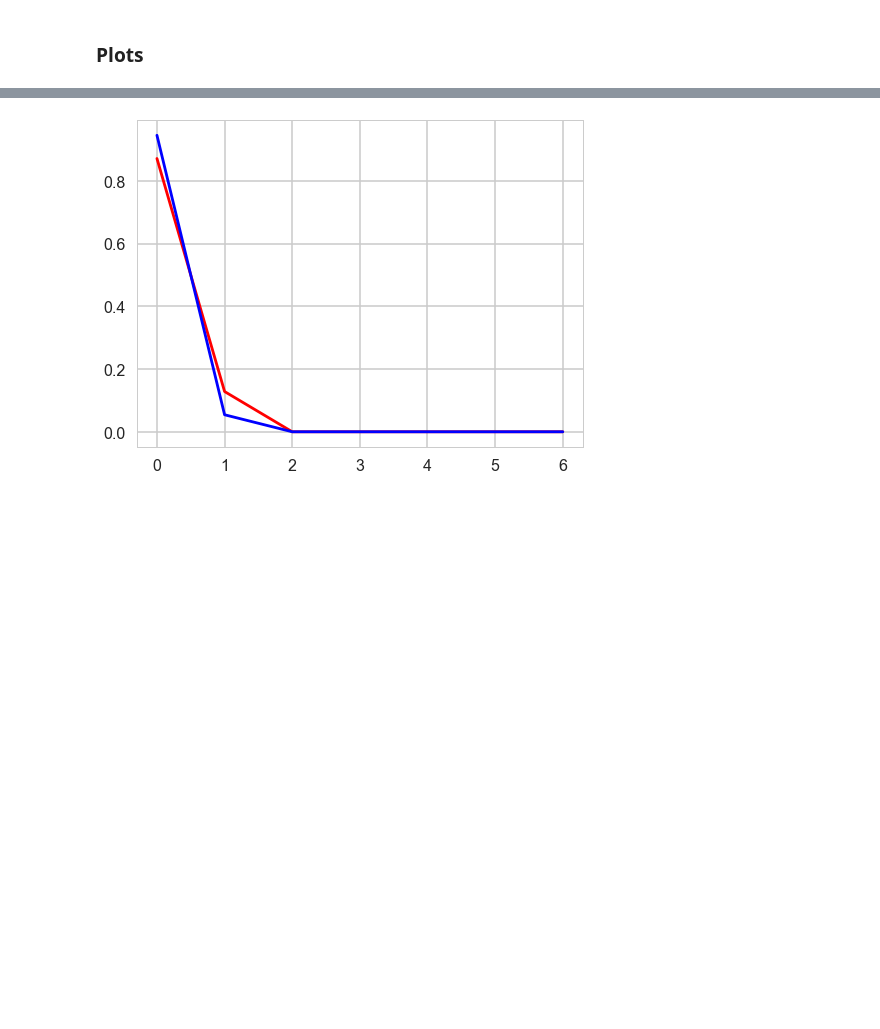
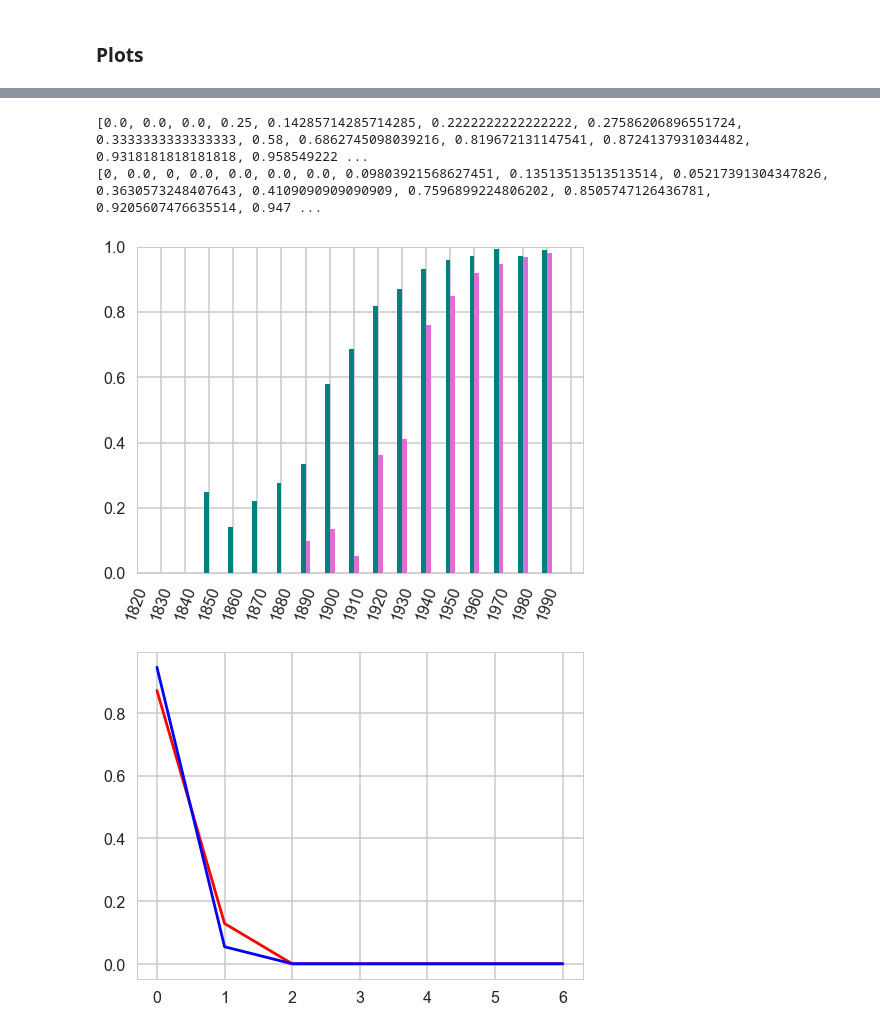
Before and after one commit to dag-lab/daghestanian_multilang, a Jupyter notebook: sasha_dagh_learning.ipynb, the cells around one changed output, grey strips where cells are left out. Saved outputs shown, nothing was run; the diff lists cells and outputs as text; code cells hidden in the pictures; blank space fills up the shorter version.

```diff
--- a/sasha_dagh_learning.ipynb
+++ b/sasha_dagh_learning.ipynb
@@ -134,3 +187,47 @@ for x in decade_split:
+# %%
+from __future__ import division
+
+def safediv(x, y):
+    try:
+        return x / y
+    except ZeroDivisionError:
+        return 0
+# %%
+labels = sorted(decade_split)
+
+# по декадам отрезает все что равно нулю + 1
+
+pm = []
+pf = []
+for label in labels:
+    df = decade_split[label]
+    dfk = df[df['rus'] == 1]
+    m = len(df[df['female'] == 0])
+    f = len(df[df['female'] == 1])
+    mk = len(dfk[dfk['female'] == 0])
+    fk = len(dfk[dfk['female'] == 1])
+    pm.append(safediv(mk, m))
+    pf.append(safediv(fk, f))
+print(pm)
+print(pf)
+plt.clf()
+plt.bar(np.arange(len(pm))+0.15, pm, width=0.2, color="teal", label="male")
+plt.bar(np.arange(len(pf))+0.35, pf, width=0.2, color="orchid", label="female")
+# zero = max(pm[1].index(0), pf[1].index(0))
+zero = len(pm)
+# для всего кроме русского
+plt.xlim(0.75, zero+0.75)
+plt.xticks(0.25 * makearray(zero), labels, rotation=70)
+# plt.yticks(np.arange(18))
+plt.ylim(0, 1)
+# для русского
+#     plt.xlim(-0.25, zero)
+#     plt.xticks(0.25 * makearray(zero), ['no','yes'])
+plt.savefig('huilo.png')
+# %% [output]
+[0.0, 0.0, 0.0, 0.25, 0.14285714285714285, 0.2222222222222222, 0.27586206896551724, 0.3333333333333333, 0.58, 0.6862745098039216, 0.819672131147541, 0.8724137931034482, 0.9318181818181818, 0.958549222 ...
+[0, 0.0, 0, 0.0, 0.0, 0.0, 0.0, 0.09803921568627451, 0.13513513513513514, 0.05217391304347826, 0.3630573248407643, 0.4109090909090909, 0.7596899224806202, 0.8505747126436781, 0.9205607476635514, 0.947 ...
+[figure, added]
 # %%
 # по всему датафрейму
 pm, pf = df_to_plottable(df)
```
Also changed, not shown: parts of 11 cells of this notebook.
